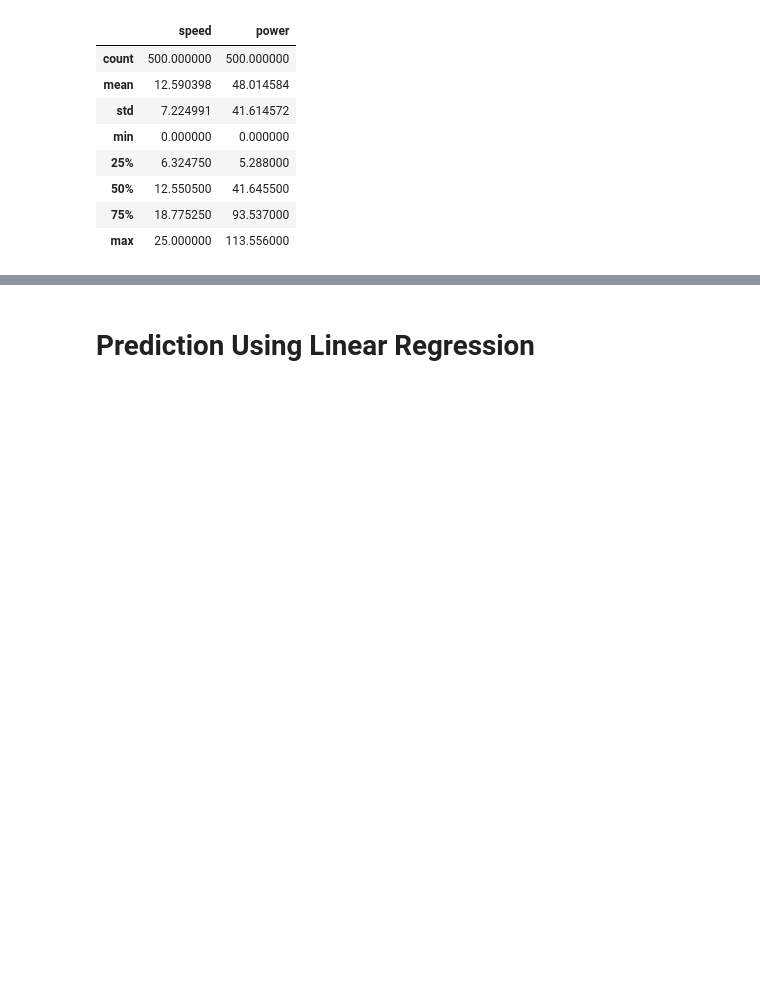
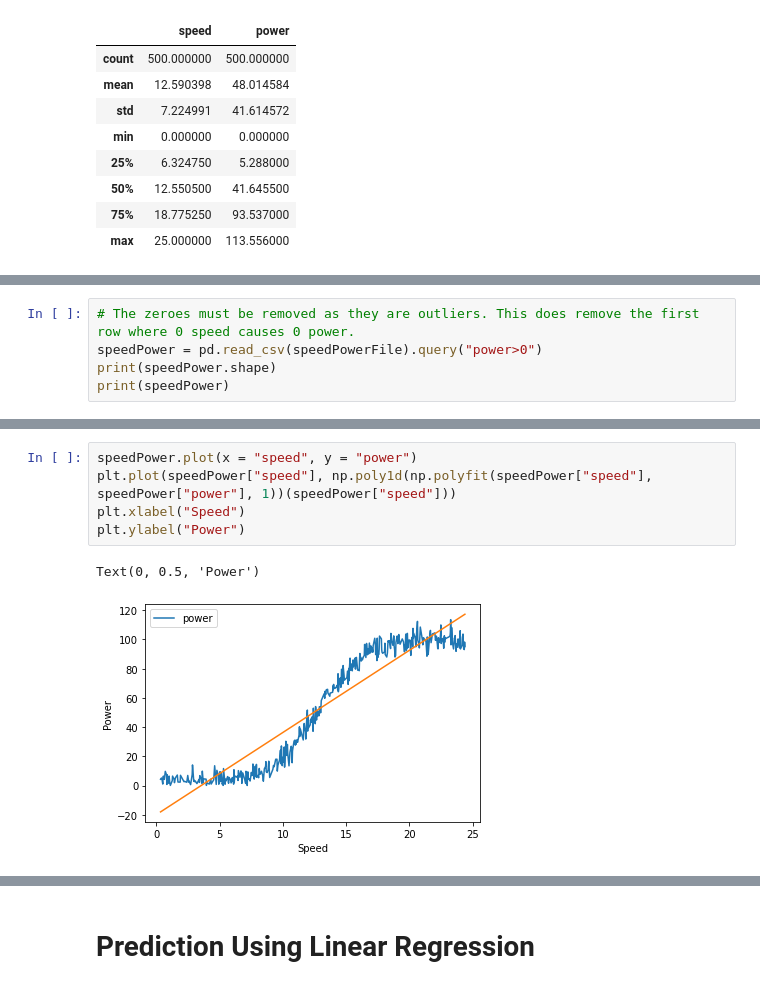
Before and after one commit to WilliamVida/EmergingTechnologiesProject, a Jupyter notebook: Project.ipynb, the cells around one changed output, grey strips where cells are left out. Drawn from its saved outputs; the diff is of its cells as text; blank space fills up the shorter version.

```diff
--- a/Project.ipynb
+++ b/Project.ipynb
@@ -123,0 +89,5 @@ Name: power, Length: 500, dtype: float64
+# %%
+# The zeroes must be removed as they are outliers. This does remove the first row where 0 speed causes 0 power.
+speedPower = pd.read_csv(speedPowerFile).query("power>0")
+print(speedPower.shape)
+print(speedPower)
@@ -123,0 +110,8 @@ Name: power, Length: 500, dtype: float64
+# %%
+speedPower.plot(x = "speed", y = "power")
+plt.plot(speedPower["speed"], np.poly1d(np.polyfit(speedPower["speed"], speedPower["power"], 1))(speedPower["speed"]))
+plt.xlabel("Speed")
+plt.ylabel("Power")
+# %% [output]
+Text(0, 0.5, 'Power')
+[figure, added]
```
Also changed, not shown: parts of 16 cells of this notebook, 1 other file.
